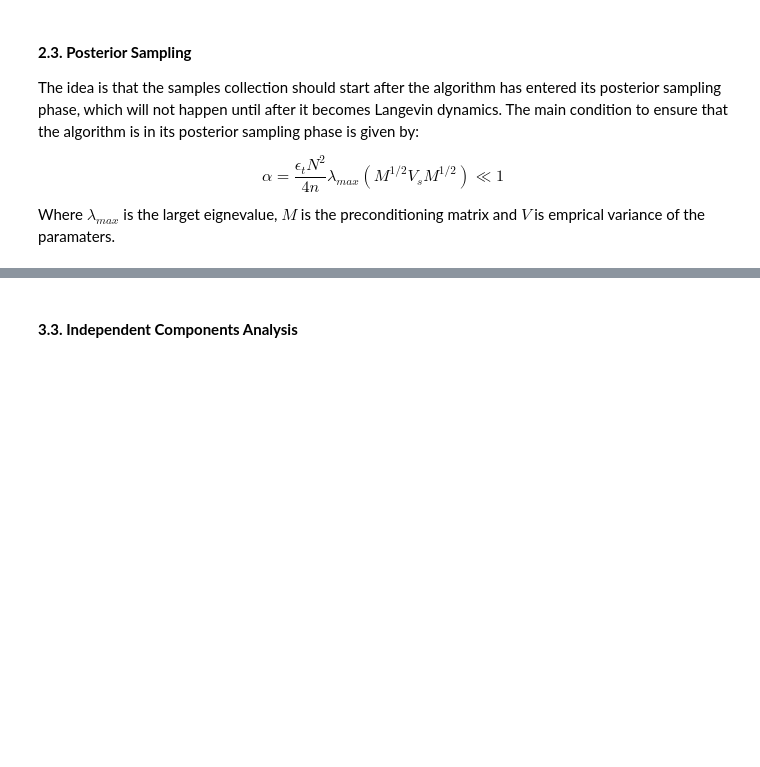
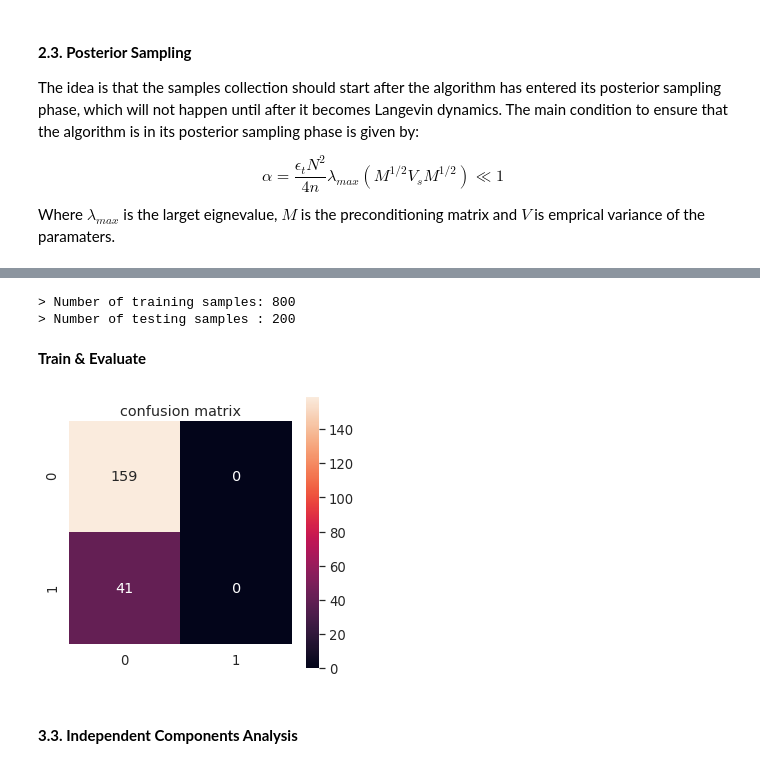
Before and after one commit to o-ikne/BML-Project, a Jupyter notebook: code/notebook.ipynb, the cells around one changed output, grey strips where cells are left out. Saved outputs shown, nothing was run; the diff lists cells and outputs as text; code cells hidden in the pictures; blank space fills up the shorter version.

```diff
--- a/code/notebook.ipynb
+++ b/code/notebook.ipynb
@@ -165,2 +612,34 @@ Where $\beta$ are the parameters, and $\sigma$ is the sigmoid function.
+# %%
+## split data
+X_train, X_test, y_train, y_test = train_test_split(X, y, test_size=.2, random_state=0)
+
+print(f"> Number of training samples: {X_train.shape[0]}")
+print(f"> Number of testing samples : {X_test.shape[0]}")
+# %% [output]
+> Number of training samples: 800
+> Number of testing samples : 200
+# %% [markdown]
+**Train & Evaluate**
+# %%
+## parameters
+n_iter = 100
+batch_size = 1
+
+## fit the model
+thetas, noises = SGLD(X_train, grad_prior, grad_log_likelihood, batch_size, epsilon, n_iter, y_train, 0)
+# %%
+## make predictions
+
+y_pred = np.sign(X_test.dot(thetas[-1]))
+
+## confusion matrix
+conf_mat = confusion_matrix(y_test, y_pred, labels=(-1, 1))
+
+fig, ax = plt.subplots(figsize=(5, 5))
+sns.heatmap(conf_mat, ax=ax, annot=True, square=True, fmt='.3g')
+ax.set_title('confusion matrix')
+plt.show()
+# %% [output]
+[figure, added]
 # %% [markdown]
 #### **3.3. Independent Components Analysis**
```
Also changed, not shown: parts of 26 cells of this notebook.
